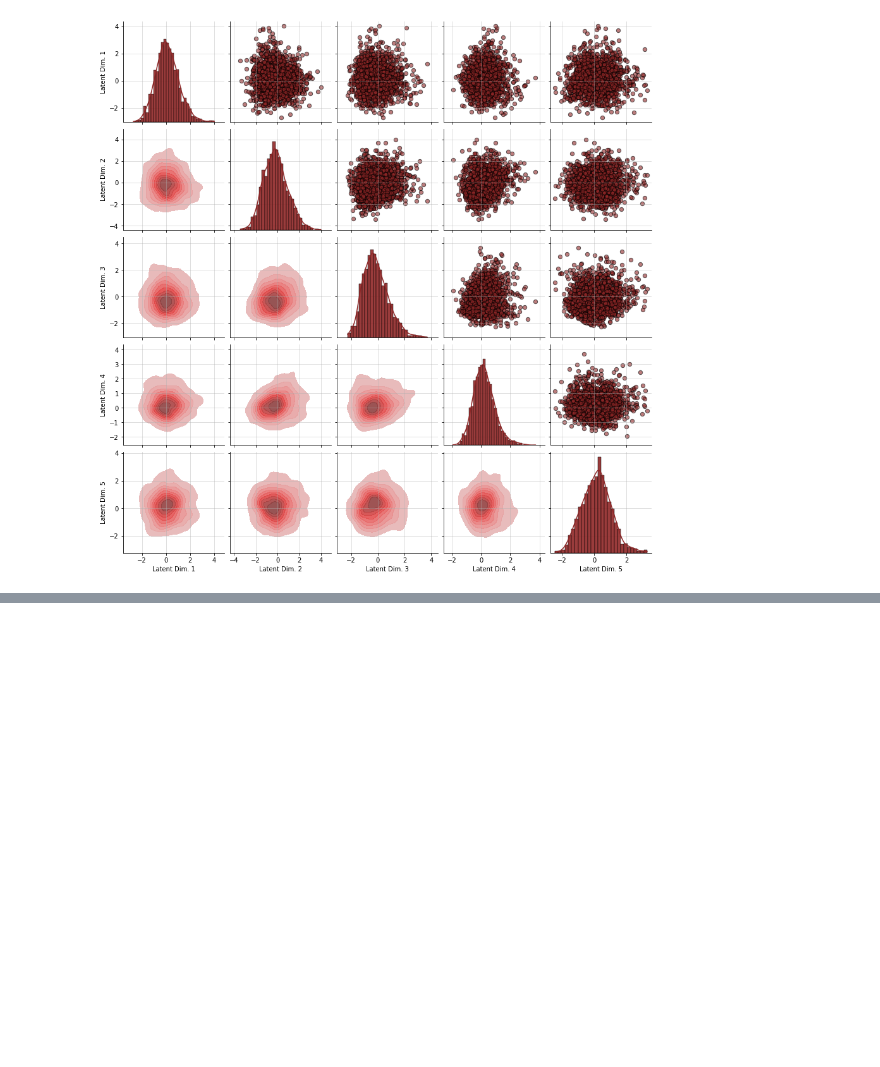
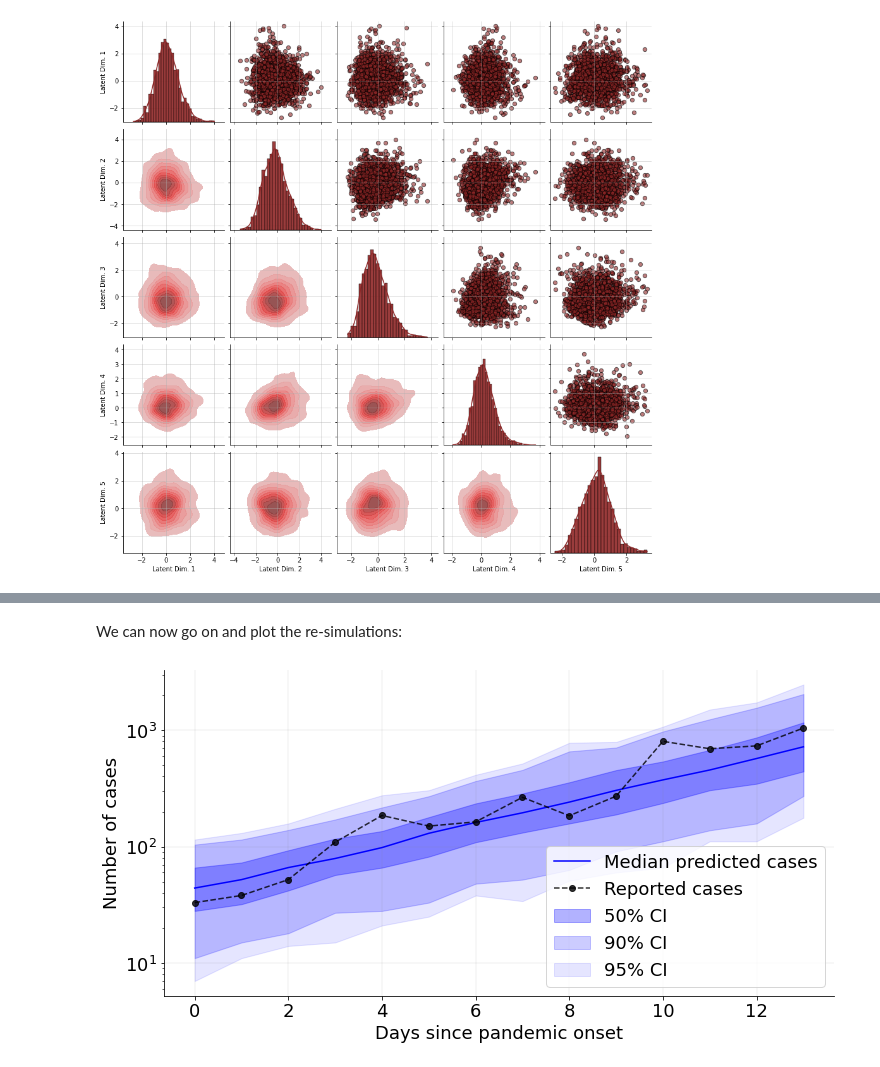
Before and after one commit to stefanradev93/BayesFlow, a Jupyter notebook: docs/source/tutorial_notebooks/Covid19_Initial_Posterior_Estimation.ipynb, the cells around one changed output, grey strips where cells are left out. Drawn from its saved outputs; the diff is of its cells as text; code cells hidden in the pictures; blank space fills up the shorter version.

```diff
--- a/docs/source/tutorial_notebooks/Covid19_Initial_Posterior_Estimation.ipynb
+++ b/docs/source/tutorial_notebooks/Covid19_Initial_Posterior_Estimation.ipynb
@@ -454,0 +449,6 @@ f = plot_median_predictions(config, post_samples)
+# %% [markdown]
+We can now go on and plot the re-simulations:
+# %%
+f = plot_ppc(config, post_samples)
+# %% [output]
+[figure, added]
```
Also changed, not shown: parts of 46 cells of this notebook, 1 other file.
